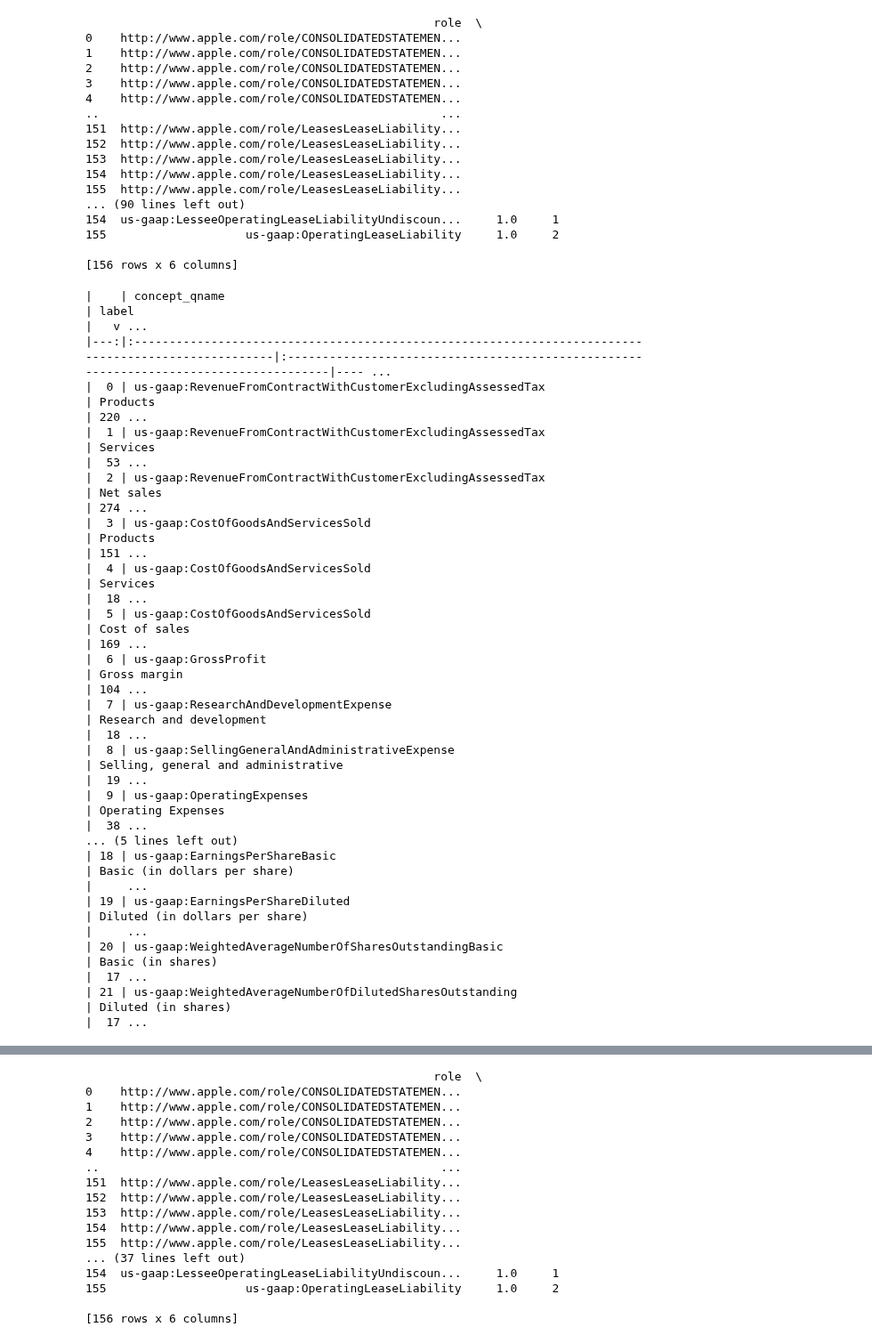
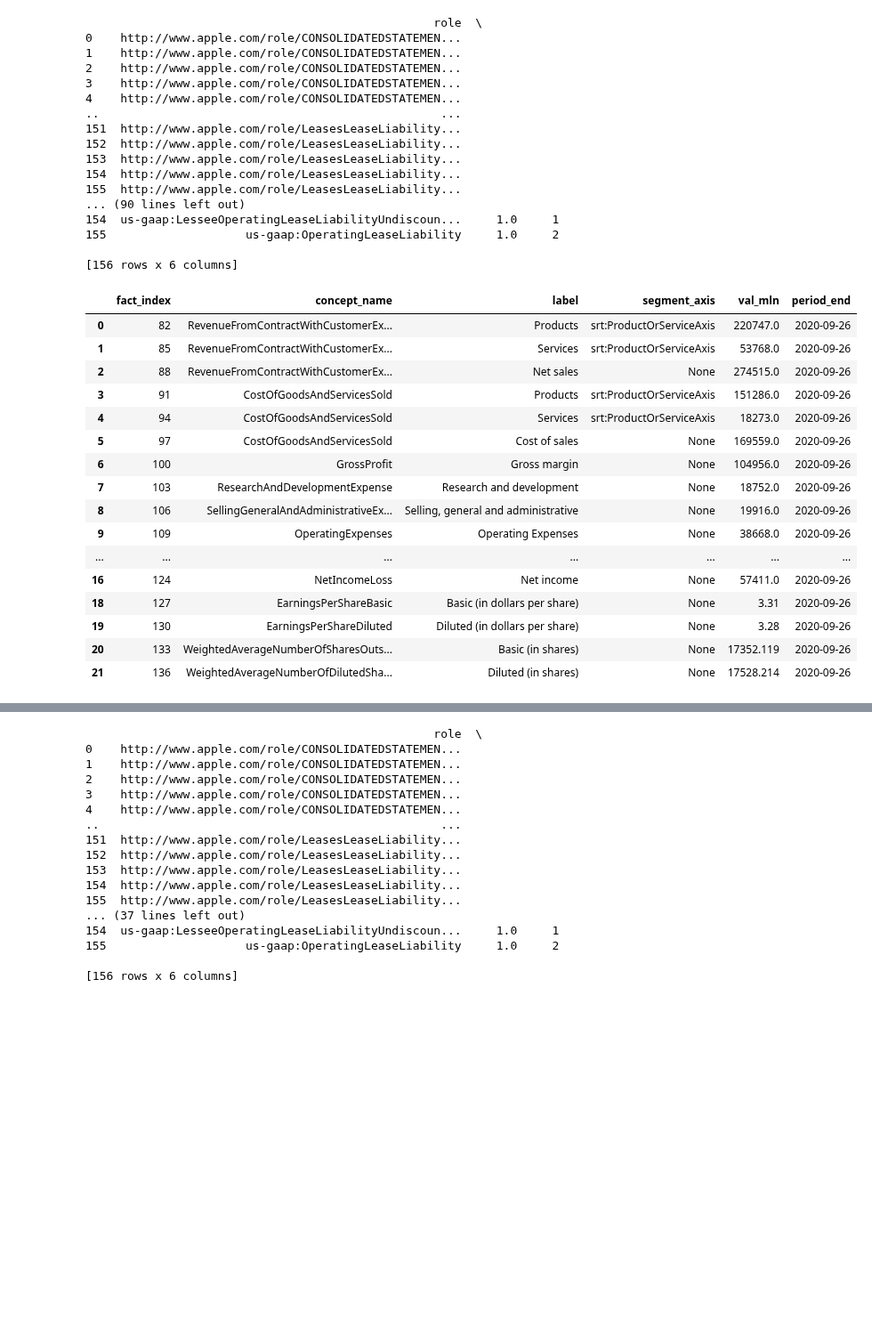
Before and after one commit to reeyarn/openesef, a Jupyter notebook: examples/apple_2020.ipynb, the cells around one changed output, grey strips where cells are left out. Shown at 89% size. Drawn from its saved outputs; the diff is of its cells as text; code cells hidden in the pictures; blank space fills up the shorter version.

```diff
--- a/examples/apple_2020.ipynb
+++ b/examples/apple_2020.ipynb
@@ -200,26 +200,26 @@ current_facts = fact_df[fact_df.period_string == current_period_string].reset_in
 
 [156 rows x 6 columns]
 # %%
-#current_facts.loc[(current_facts['statement_name'] == 'CONSOLIDATEDSTATEMENTSOFOPERATIONS')  , ['fact_index', 'concept_name', 'label', "segment_axis", 'val_mln', 'period_end']].head(30)
-print(current_facts.loc[(current_facts['statement_name'] == 'CONSOLIDATEDSTATEMENTSOFOPERATIONS')  , ["concept_qname", 'label', 'val_mln', "fact_included"]].to_markdown())
+current_facts.loc[(current_facts['statement_name'] == 'CONSOLIDATEDSTATEMENTSOFOPERATIONS')  , ['fact_index', 'concept_name', 'label', "segment_axis", 'val_mln', 'period_end']].head(30)
+#print(current_facts.loc[(current_facts['statement_name'] == 'CONSOLIDATEDSTATEMENTSOFOPERATIONS')  , ["concept_qname", 'label', 'val_mln', "fact_included"]].to_markdown())
 # %% [output]
-|    | concept_qname                                                                                       | label                                                                                 |   v ...
-|---:|:----------------------------------------------------------------------------------------------------|:--------------------------------------------------------------------------------------|---- ...
-|  0 | us-gaap:RevenueFromContractWithCustomerExcludingAssessedTax                                         | Products                                                                              | 220 ...
-|  1 | us-gaap:RevenueFromContractWithCustomerExcludingAssessedTax                                         | Services                                                                              |  53 ...
-|  2 | us-gaap:RevenueFromContractWithCustomerExcludingAssessedTax                                         | Net sales                                                                             | 274 ...
-|  3 | us-gaap:CostOfGoodsAndServicesSold                                                                  | Products                                                                              | 151 ...
-|  4 | us-gaap:CostOfGoodsAndServicesSold                                                                  | Services                                                                              |  18 ...
-|  5 | us-gaap:CostOfGoodsAndServicesSold                                                                  | Cost of sales                                                                         | 169 ...
-|  6 | us-gaap:GrossProfit                                                                                 | Gross margin                                                                          | 104 ...
-|  7 | us-gaap:ResearchAndDevelopmentExpense                                                               | Research and development                                                              |  18 ...
-|  8 | us-gaap:SellingGeneralAndAdministrativeExpense                                                      | Selling, general and administrative                                                   |  19 ...
-|  9 | us-gaap:OperatingExpenses                                                                           | Operating Expenses                                                                    |  38 ...
-... (5 lines left out)
-| 18 | us-gaap:EarningsPerShareBasic                                                                       | Basic (in dollars per share)                                                          |     ...
-| 19 | us-gaap:EarningsPerShareDiluted                                                                     | Diluted (in dollars per share)                                                        |     ...
-| 20 | us-gaap:WeightedAverageNumberOfSharesOutstandingBasic                                               | Basic (in shares)                                                                     |  17 ...
-| 21 | us-gaap:WeightedAverageNumberOfDilutedSharesOutstanding                                             | Diluted (in shares)                                                                   |  17 ...
+|  | fact_index | concept_name | label | segment_axis | val_mln | period_end |
+| 0 | 82 | RevenueFromContractWithCustomerEx... | Products | srt:ProductOrServiceAxis | 220747.0 | 2020-09-26 |
+| 1 | 85 | RevenueFromContractWithCustomerEx... | Services | srt:ProductOrServiceAxis | 53768.0 | 2020-09-26 |
+| 2 | 88 | RevenueFromContractWithCustomerEx... | Net sales | None | 274515.0 | 2020-09-26 |
+| 3 | 91 | CostOfGoodsAndServicesSold | Products | srt:ProductOrServiceAxis | 151286.0 | 2020-09-26 |
+| 4 | 94 | CostOfGoodsAndServicesSold | Services | srt:ProductOrServiceAxis | 18273.0 | 2020-09-26 |
+| 5 | 97 | CostOfGoodsAndServicesSold | Cost of sales | None | 169559.0 | 2020-09-26 |
+| 6 | 100 | GrossProfit | Gross margin | None | 104956.0 | 2020-09-26 |
+| 7 | 103 | ResearchAndDevelopmentExpense | Research and development | None | 18752.0 | 2020-09-26 |
+| 8 | 106 | SellingGeneralAndAdministrativeEx... | Selling, general and administrative | None | 19916.0 | 2020-09-26 |
+| 9 | 109 | OperatingExpenses | Operating Expenses | None | 38668.0 | 2020-09-26 |
+| ... | ... | ... | ... | ... | ... | ... |
+| 16 | 124 | NetIncomeLoss | Net income | None | 57411.0 | 2020-09-26 |
+| 18 | 127 | EarningsPerShareBasic | Basic (in dollars per share) | None | 3.31 | 2020-09-26 |
+| 19 | 130 | EarningsPerShareDiluted | Diluted (in dollars per share) | None | 3.28 | 2020-09-26 |
+| 20 | 133 | WeightedAverageNumberOfSharesOuts... | Basic (in shares) | None | 17352.119 | 2020-09-26 |
+| 21 | 136 | WeightedAverageNumberOfDilutedSha... | Diluted (in shares) | None | 17528.214 | 2020-09-26 |
 # %% [markdown]
 The above is the Statement of Operations from XBRL extraction; below is a screenshot of the same statement from the Form 10-K filing.
 
```
Also changed, not shown: 2 other files.
